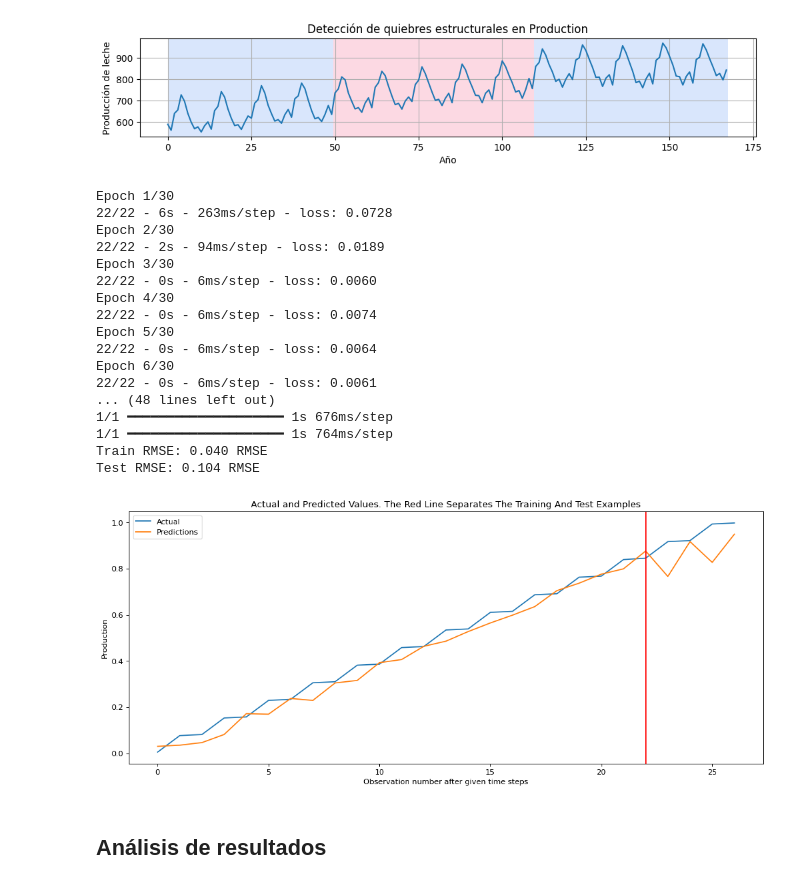
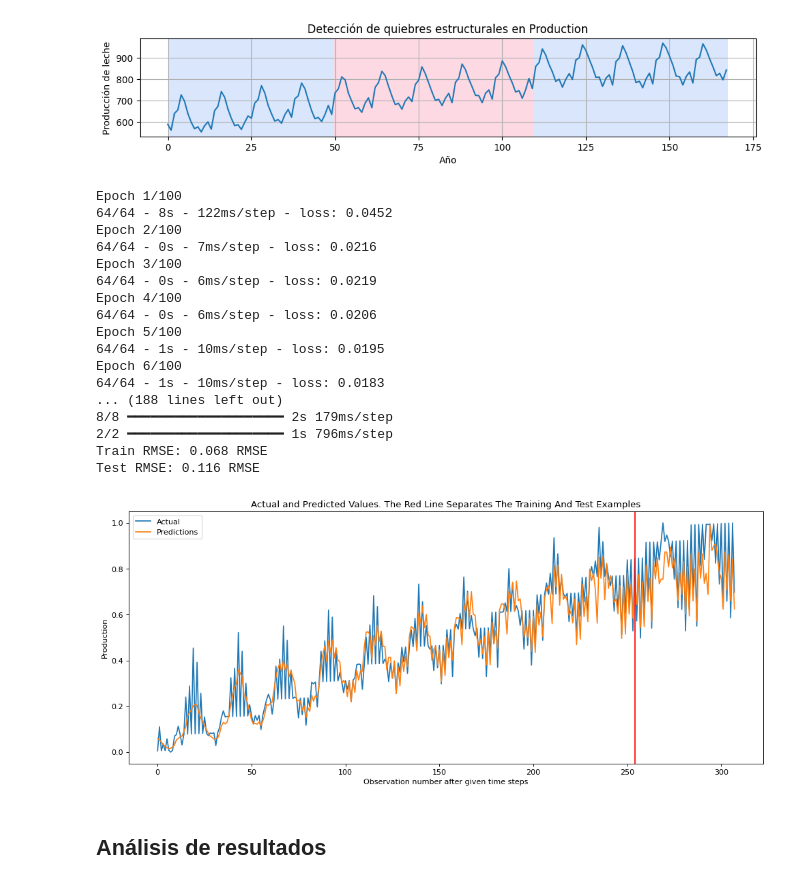
Before and after one commit to principioincertidumbre/Tarea3_MLA, a Jupyter notebook: Tarea_3_MLA.ipynb, the cells around one changed output. Cells and saved outputs as stored; diff of their text form; code cells hidden in the pictures.

```diff
--- a/Tarea_3_MLA.ipynb
+++ b/Tarea_3_MLA.ipynb
@@ -433,12 +456,22 @@ def get_train_test(split_percent=0.8):
     return train_data, test_data, data
 
 # Prepare the input X and target Y
-def get_XY(dat, time_steps):
-    Y_ind = np.arange(time_steps, len(dat), time_steps)
-    Y = dat[Y_ind]
-    rows_x = len(Y)
-    X = dat[range(time_steps*rows_x)]
-    X = np.reshape(X, (rows_x, time_steps, 1))
+#def get_XY(dat, time_steps):
+#    Y_ind = np.arange(time_steps, len(dat), time_steps)
+#    Y = dat[Y_ind]
+#    rows_x = len(Y)
+#    X = dat[range(time_steps*rows_x)]
+#    X = np.reshape(X, (rows_x, time_steps, 1))
+#    return X, Y
+
+def get_XY(data, input_steps, forecast_steps):
+
+    X, Y = [], []
+    for i in range(len(data) - input_steps - forecast_steps + 1):
+        X.append(data[i:i+input_steps]) # input_steps hacia el pasado
+        Y.append(data[i+input_steps+forecast_steps-1])  # Valor 3 meses adelante
+    X = np.array(X).reshape(-1, input_steps, 1)
+    Y = np.array(Y)
     return X, Y
 
 def print_error(trainY, testY, train_predict, test_predict):
@@ -464,47 +497,48 @@ def plot_result(trainY, testY, train_predict, test_predict):
     plt.title('Actual and Predicted Values. The Red Line Separates The Training And Test Examples')
 # %%
 time_steps = 12
+forecast_steps = 3
 train_data, test_data, data = get_train_test()
-trainX, trainY = get_XY(train_data, time_steps)
-testX, testY = get_XY(test_data, time_steps)
+trainX, trainY = get_XY(train_data, time_steps, forecast_steps)
+testX, testY = get_XY(test_data, time_steps, forecast_steps)
 
 # Create model and train
 model = Sequential()
 model.add(LSTM(200, activation='relu', return_sequences=True))
 model.add(LSTM(200, activation='relu', return_sequences=True))
 model.add(LSTM(200, activation='relu'))
 model.add(Dense(1))
 model.compile(optimizer='adam', loss='mse')
-model.fit(trainX, trainY, epochs=30, batch_size=1, verbose=2)
+model.fit(trainX, trainY, epochs=100, batch_size=4, verbose=2)
 
 # make predictions
 train_predict = model.predict(trainX)
 test_predict = model.predict(testX)
 
 # Print error
 print_error(trainY, testY, train_predict, test_predict)
 
 #Plot result
 plot_result(trainY, testY, train_predict, test_predict)
 # %% [output]
-Epoch 1/30
-22/22 - 6s - 263ms/step - loss: 0.0728
-Epoch 2/30
-22/22 - 2s - 94ms/step - loss: 0.0189
-Epoch 3/30
-22/22 - 0s - 6ms/step - loss: 0.0060
-Epoch 4/30
-22/22 - 0s - 6ms/step - loss: 0.0074
-Epoch 5/30
-22/22 - 0s - 6ms/step - loss: 0.0064
-Epoch 6/30
-22/22 - 0s - 6ms/step - loss: 0.0061
-... (48 lines left out)
-1/1 ━━━━━━━━━━━━━━━━━━━━ 1s 676ms/step
-1/1 ━━━━━━━━━━━━━━━━━━━━ 1s 764ms/step
-Train RMSE: 0.040 RMSE
-Test RMSE: 0.104 RMSE
+Epoch 1/100
+64/64 - 8s - 122ms/step - loss: 0.0452
+Epoch 2/100
+64/64 - 0s - 7ms/step - loss: 0.0216
+Epoch 3/100
+64/64 - 0s - 6ms/step - loss: 0.0219
+Epoch 4/100
+64/64 - 0s - 6ms/step - loss: 0.0206
+Epoch 5/100
+64/64 - 1s - 10ms/step - loss: 0.0195
+Epoch 6/100
+64/64 - 1s - 10ms/step - loss: 0.0183
+... (188 lines left out)
+8/8 ━━━━━━━━━━━━━━━━━━━━ 2s 179ms/step
+2/2 ━━━━━━━━━━━━━━━━━━━━ 1s 796ms/step
+Train RMSE: 0.068 RMSE
+Test RMSE: 0.116 RMSE
-[figure, old version]
+[figure, new version]
 # %% [markdown]
 ## Análisis de resultados
 # %% [markdown]
```
Also changed, not shown: parts of 14 cells of this notebook.
